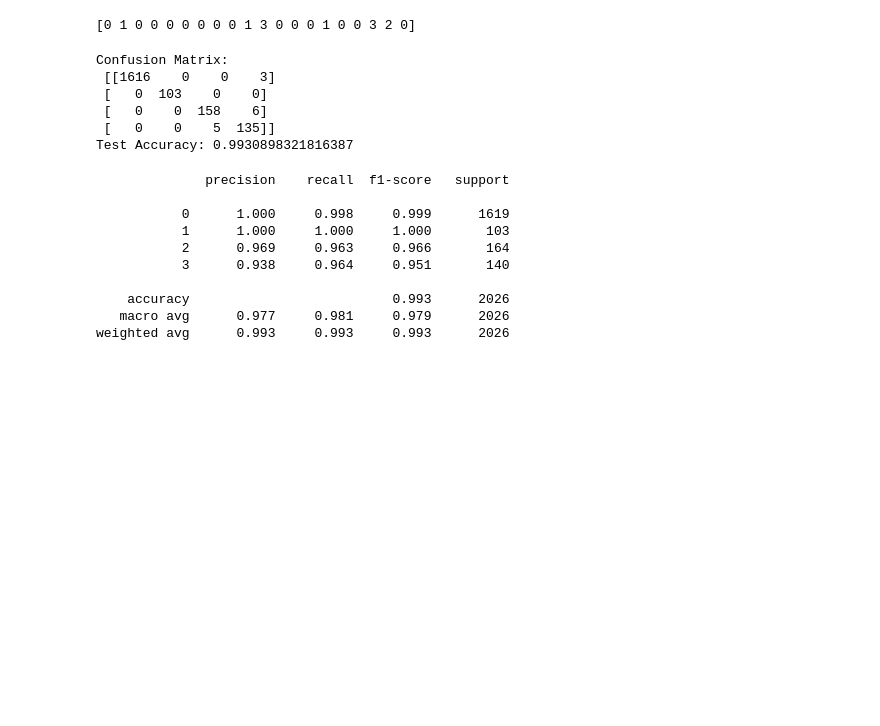
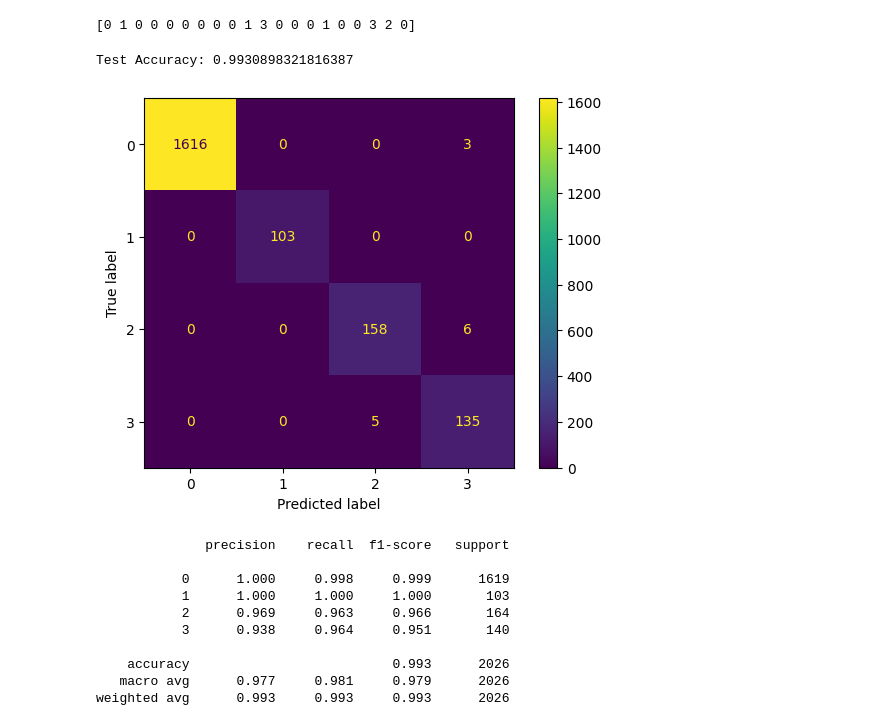
Before and after one commit to jeffreyfitzpatrick/Big-Data-Analytics-Capstone-Project, a Jupyter notebook: Support_Vector_Machine_Analysis.ipynb, the cells around one changed output. Drawn from its saved outputs; the diff is of its cells as text; code cells hidden in the pictures; blank space fills up the shorter version.

```diff
--- a/Support_Vector_Machine_Analysis.ipynb
+++ b/Support_Vector_Machine_Analysis.ipynb
@@ -157,15 +158,14 @@ test_accuracy = accuracy_score(y_test, y_pred)          # actual (true) labels v
 
 conf_matrix = confusion_matrix(y_test, y_pred)
 
-print("Confusion Matrix:\n", conf_matrix)
 print("Test Accuracy:", test_accuracy)
 # %% [output]
-Confusion Matrix:
- [[1616    0    0    3]
- [   0  103    0    0]
- [   0    0  158    6]
- [   0    0    5  135]]
 Test Accuracy: 0.9930898321816387
+# %%
+# Display the confusion matrix
+ConfusionMatrixDisplay(confusion_matrix=conf_matrix).plot();
+# %% [output]
+[figure, added]
 # %%
 # Calculate the performance metrics on the test set
 class_report = classification_report(y_test, y_pred, digits=3)
```
Also changed, not shown: parts of 3 cells of this notebook.
